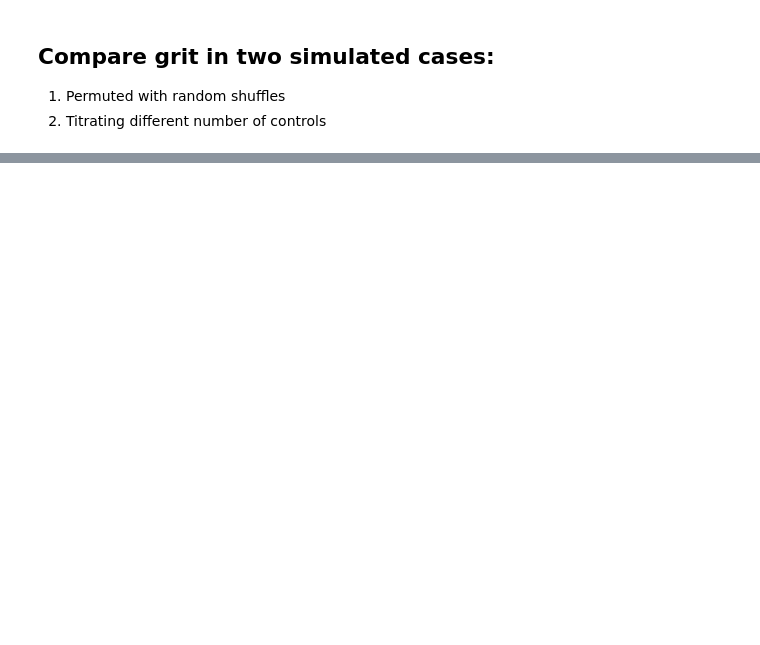
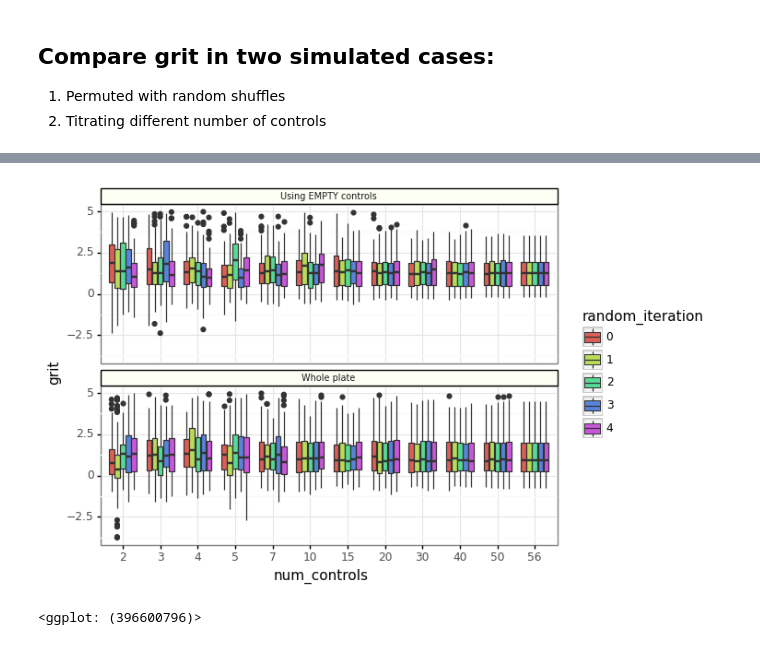
Before and after one commit to broadinstitute/grit-benchmark, a Jupyter notebook: 2.compare-metrics/cell-health/7.compare-permuted-and-controltitration-grit.ipynb, the cells around one changed output, grey strips where cells are left out. Saved outputs shown, nothing was run; the diff lists cells and outputs as text; code cells hidden in the pictures; blank space fills up the shorter version.

```diff
--- a/2.compare-metrics/cell-health/7.compare-permuted-and-controltitration-grit.ipynb
+++ b/2.compare-metrics/cell-health/7.compare-permuted-and-controltitration-grit.ipynb
@@ -151,0 +181,19 @@ grit_control_count_gg
+# %%
+grit_control_count_gg = (
+    gg.ggplot(titration_grit_df.query("grit < 5"), gg.aes(x="num_controls", y="grit"))
+    + gg.geom_boxplot(gg.aes(fill="random_iteration"))
+    + gg.theme_bw()
+    + gg.facet_wrap("~norm_method", nrow=2)
+    + gg.theme(
+        strip_background=gg.element_rect(color="black", fill="#fdfff4"),
+        strip_text=gg.element_text(size=7)
+    )
+)
+
+output_file = pathlib.Path(f"{output_dir}/cell_health_grit_controltitration_zoom.png")
+grit_control_count_gg.save(output_file, dpi=500, height=7, width=4)
+
+grit_control_count_gg
+# %% [output]
+[figure, added]
+<ggplot: (396600796)>
```
Also changed, not shown: parts of 5 cells of this notebook, 8 other files.
